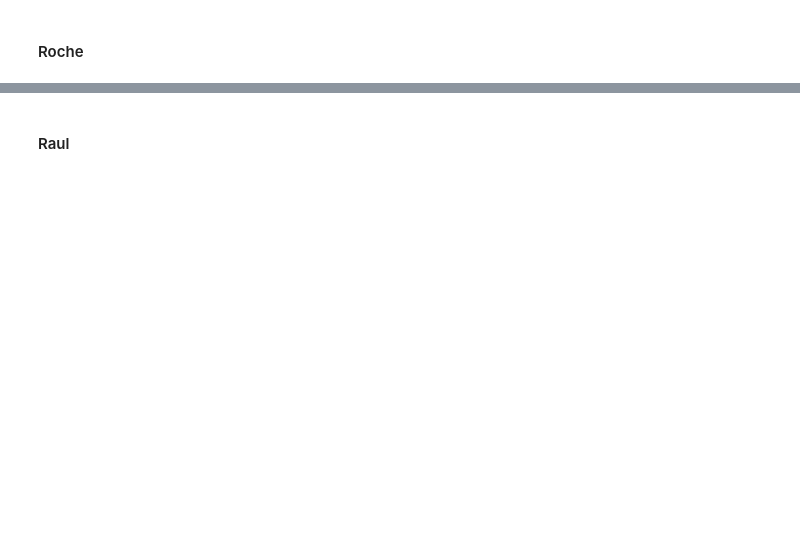
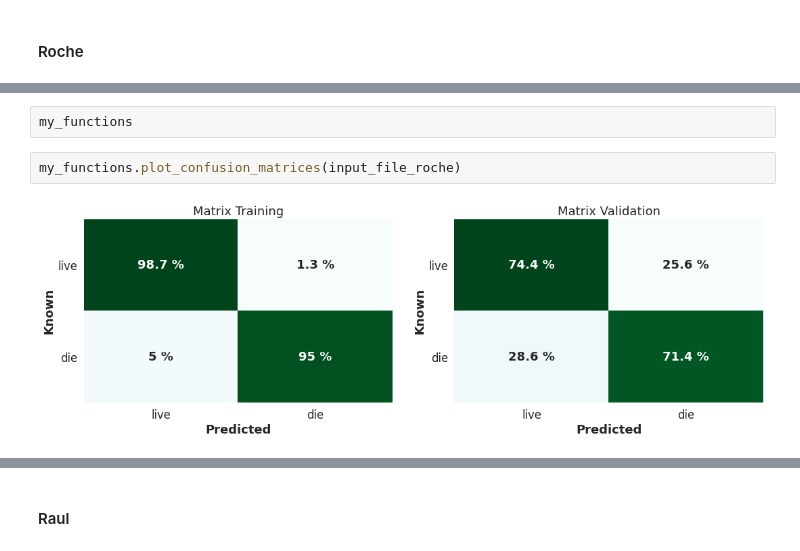
Before and after one commit to rsena-felipe/Titanic_MachineLearning, a Jupyter notebook: notebooks/Random_Forest.ipynb, the cells around one changed output, grey strips where cells are left out. Saved outputs shown, nothing was run; the diff lists cells and outputs as text; blank space fills up the shorter version.

```diff
--- a/notebooks/Random_Forest.ipynb
+++ b/notebooks/Random_Forest.ipynb
@@ -207,0 +356,6 @@ The validation balanced accuracy is:  72.39 %
+# %%
+my_functions
+# %%
+my_functions.plot_confusion_matrices(input_file_roche)
+# %% [output]
+[figure, added]
```
Also changed, not shown: parts of 23 cells of this notebook, 7 other files.
